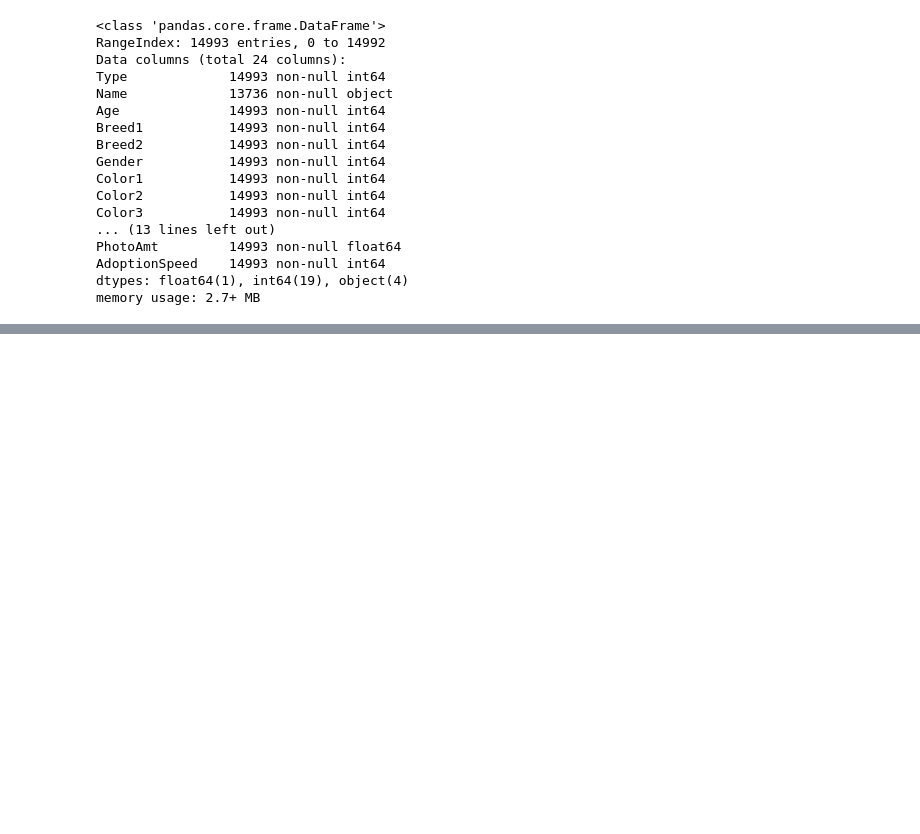
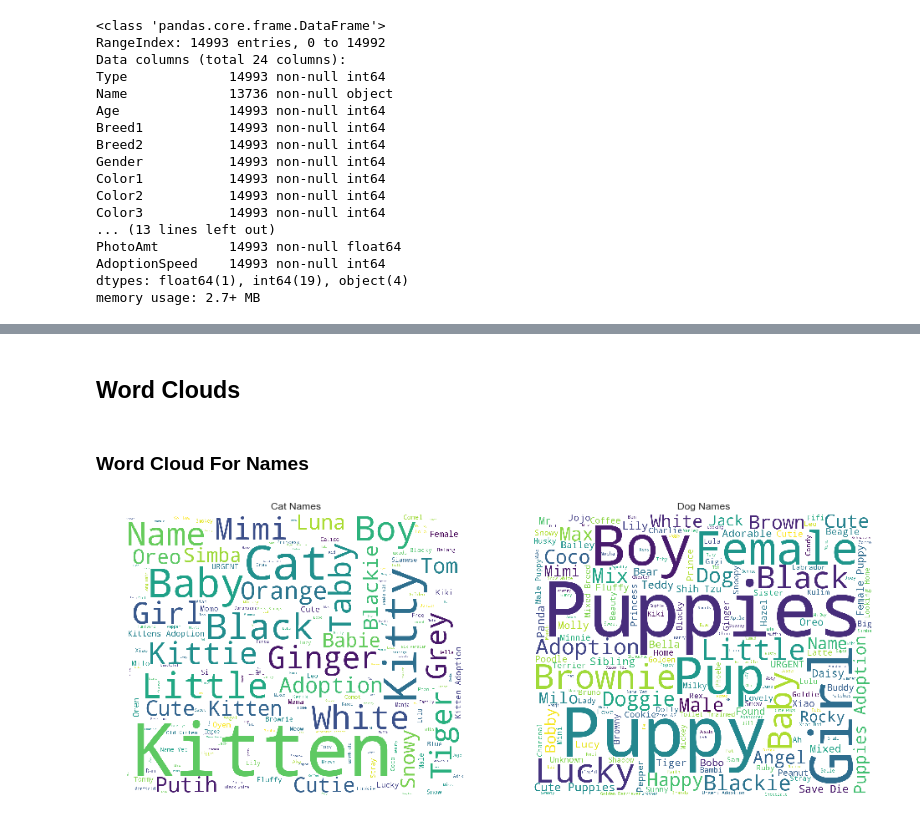
Before and after one commit to JinLi711/PetFinder, a Jupyter notebook: visualization/visualize_tabular_data.ipynb, the cells around one changed output, grey strips where cells are left out. Drawn from its saved outputs; the diff is of its cells as text; code cells hidden in the pictures; blank space fills up the shorter version.

```diff
--- a/visualization/visualize_tabular_data.ipynb
+++ b/visualization/visualize_tabular_data.ipynb
@@ -210,0 +229,19 @@ Index(['Type', 'Name', 'Age', 'Breed1', 'Breed2', 'Gender', 'Color1', 'Color2',
+# %% [markdown]
+## Word Clouds
+# %% [markdown]
+### Word Cloud For Names
+# %%
+fig, ax = plt.subplots(figsize=(16, 12))
+plt.subplot(1, 2, 1)
+text_cat = ' '.join(
+    data_df_cat.loc[data_df_cat['Type'] == 'Cat', 'Name'].fillna('').values
+)
+vf.generate_word_clouds(text_cat, 'Cat Names')
+
+plt.subplot(1, 2, 2)
+text_dog = ' '.join(
+    data_df_cat.loc[data_df_cat['Type'] == 'Dog', 'Name'].fillna('').values
+)
+vf.generate_word_clouds(text_dog, 'Dog Names')
+# %% [output]
+[figure, added]
```
Also changed, not shown: parts of 41 cells of this notebook, 1 other file.
